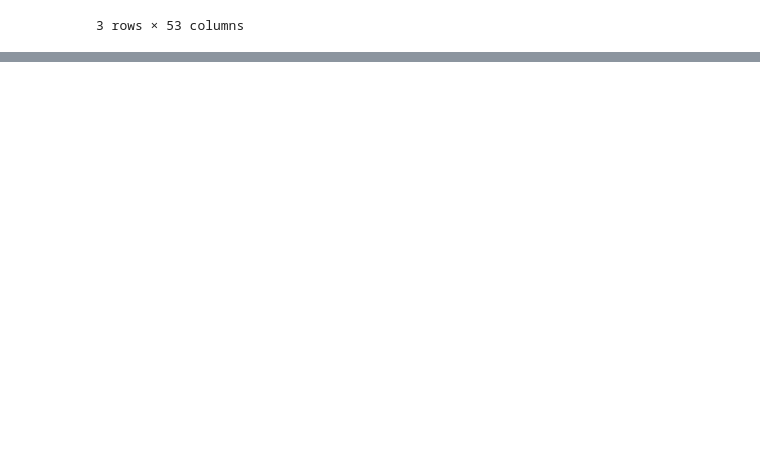
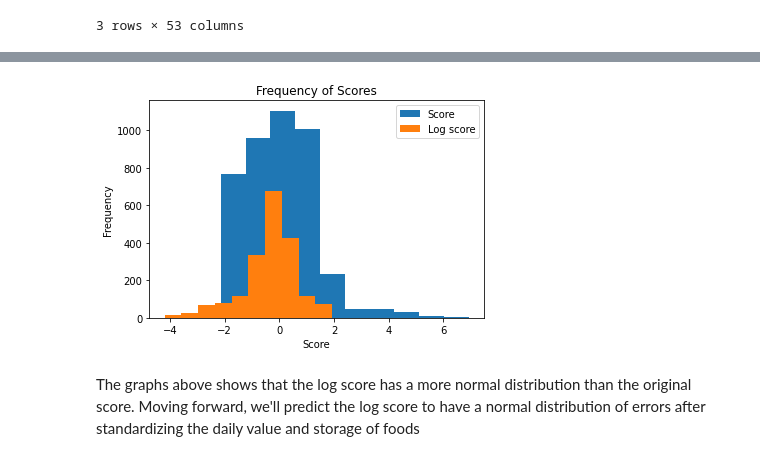
Before and after one commit to anthonyreid518/Food-Donation-Score, a Jupyter notebook: anthony.ipynb, the cells around one changed output, grey strips where cells are left out. Drawn from its saved outputs; the diff is of its cells as text; code cells hidden in the pictures; blank space fills up the shorter version.

```diff
--- a/anthony.ipynb
+++ b/anthony.ipynb
@@ -455,0 +175,12 @@ lr.score(X_test_sc,y_test)
+# %%
+plt.hist(final_df2['score'], label = 'Score')
+plt.hist(final_df2['log_score'], label = 'Log score');
+#plt.hist(final_df2['sum_score'], label = 'sum score');
+plt.xlabel('Score');
+plt.ylabel('Frequency');
+plt.legend()
+plt.title('Frequency of Scores');
+# %% [output]
+[figure, added]
+# %% [markdown]
+The graphs above shows that the log score has a more normal distribution than the original score. Moving forward, we'll predict the log score to have a normal distribution of errors after standardizing the daily value and storage of foods
```
Also changed, not shown: parts of 108 cells of this notebook, 1 other file.
